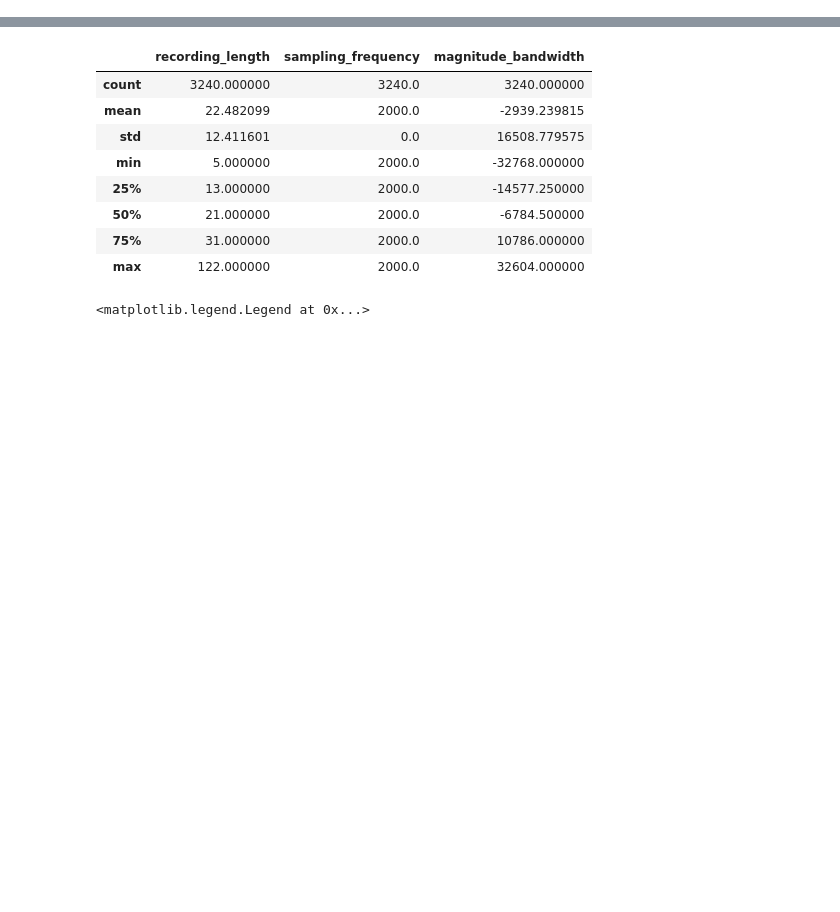
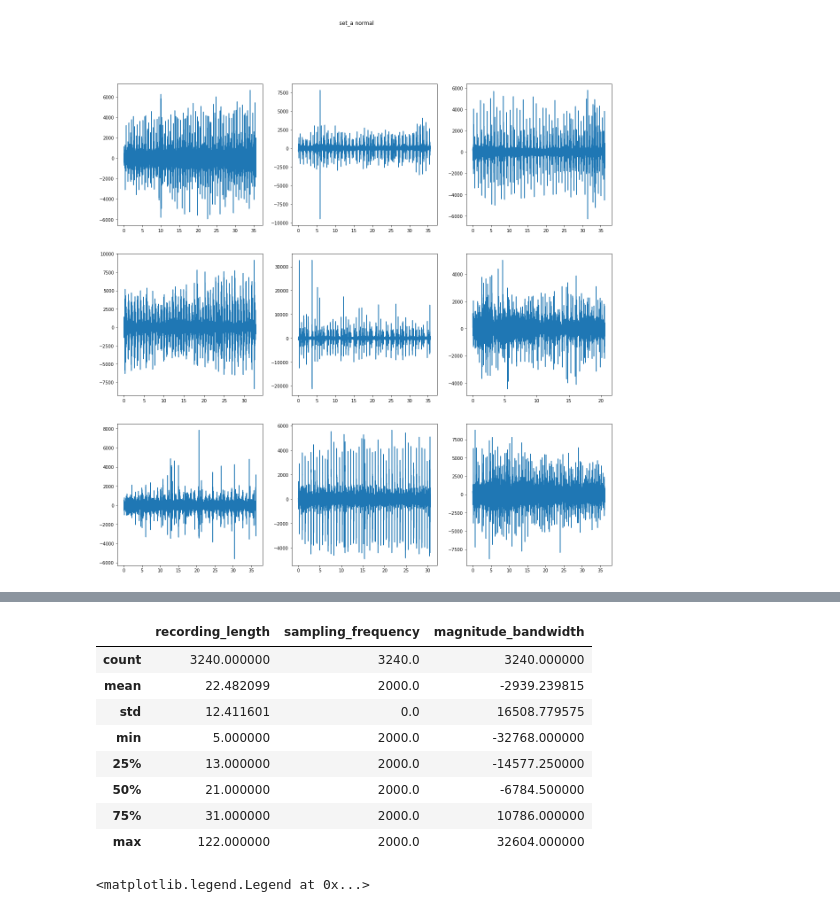
Before and after one commit to jczestochowska/heartbeat_classification, a Jupyter notebook: notebooks/physionet_dataset_analysis.ipynb, the cells around one changed output, grey strips where cells are left out. Cells and saved outputs as stored; diff of their text form; code cells hidden in the pictures; blank space fills up the shorter version.

```diff
--- a/notebooks/physionet_dataset_analysis.ipynb
+++ b/notebooks/physionet_dataset_analysis.ipynb
@@ -24,3 +20,7 @@ from src.create_basic_statistics_for_dataset import *
 PHYSIONET_DATASET_OVERVIEW = os.path.join(PROJECT_ROOT_DIR, 'data','processed','physionet_dataset_overview.csv')
 # %%
 physionet_overview = pd.read_csv(PHYSIONET_DATASET_OVERVIEW)
+# %%
+plot_physionet_signals_on_square_grid_by_label(set_letter='a', label=1, grid_size=3, figsize=20)
+# %% [output]
+[figure, added]
```
Also changed, not shown: parts of 14 cells of this notebook, 2 other files.
